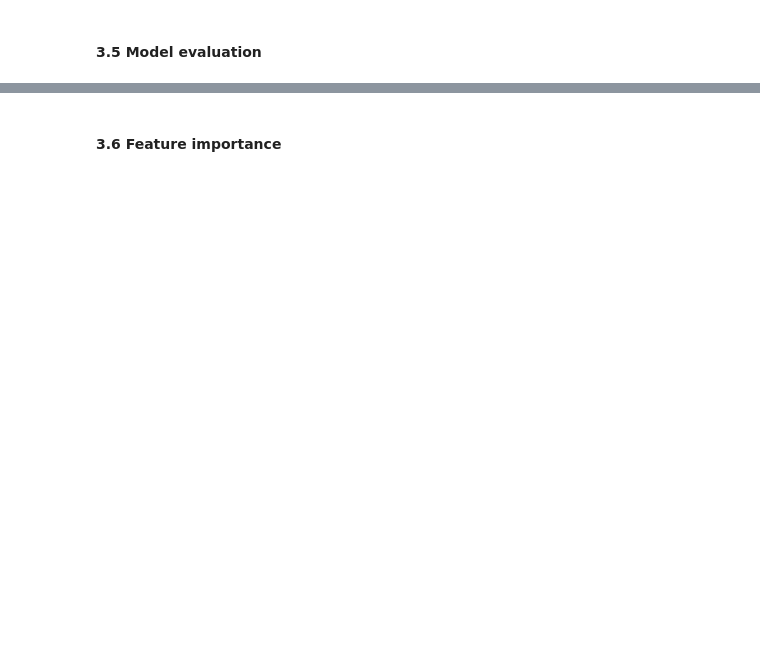
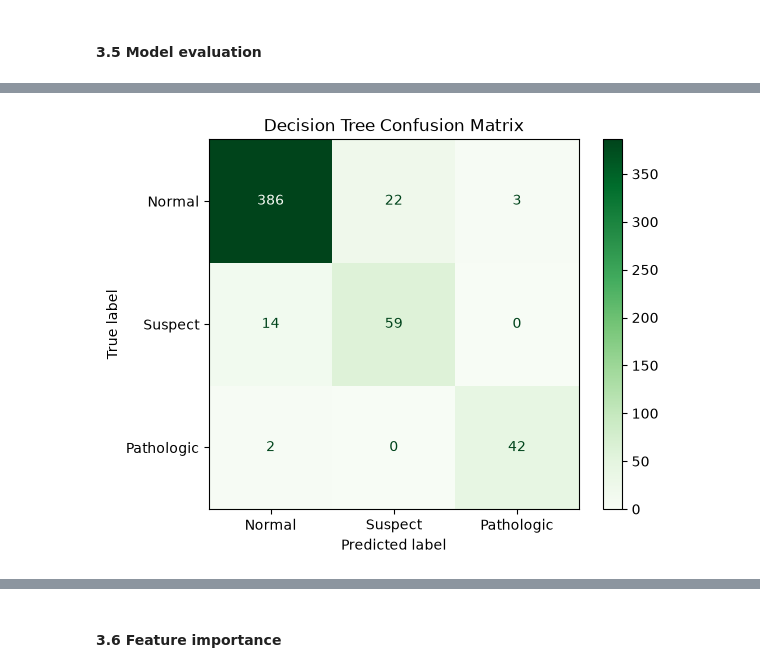
Before and after one commit to JingliangCCT/Machine-Learning-CA1, a Jupyter notebook: Jingliang_ML_HDipData_CA1.ipynb, the cells around one changed output, grey strips where cells are left out. Cells and saved outputs as stored; diff of their text form; code cells hidden in the pictures; blank space fills up the shorter version.

```diff
--- a/Jingliang_ML_HDipData_CA1.ipynb
+++ b/Jingliang_ML_HDipData_CA1.ipynb
@@ -293,7 +300,7 @@ df_clean.to_csv('CTG_clean.csv', index=False)
 # %%
 # Split into features (x) and target (y) for modelling
 
-x = df_clean[features]
+X = df_clean[features]
 y = df_clean['NSP']
 # %%
 df_clean.shape
@@ -689,0 +699,12 @@ For Random Forest, the selected parameters matched the default settings, leaving
+# %%
+# Generate predictions:
+
+class_names = ['Normal', 'Suspect', 'Pathologic']
+
+## Tuned models from section 3.4
+dt_best = best_models['Decision Tree']
+rf_best = best_models['Random Forest']
+
+# Predict the 25% test set
+dt_pred = dt_best.predict(X_test)
+rf_pred = rf_best.predict(X_test)
@@ -689,0 +745,14 @@ For Random Forest, the selected parameters matched the default settings, leaving
+# %%
+# Confusion matrix for Decision Tree
+
+ConfusionMatrixDisplay.from_predictions(
+    y_test,
+    dt_pred,
+    display_labels=['Normal', 'Suspect', 'Pathologic'],
+    cmap='Greens'
+)
+
+plt.title('Decision Tree Confusion Matrix')
+plt.show()
+# %% [output]
+[figure, added]
```
Also changed, not shown: parts of 22 cells of this notebook.
